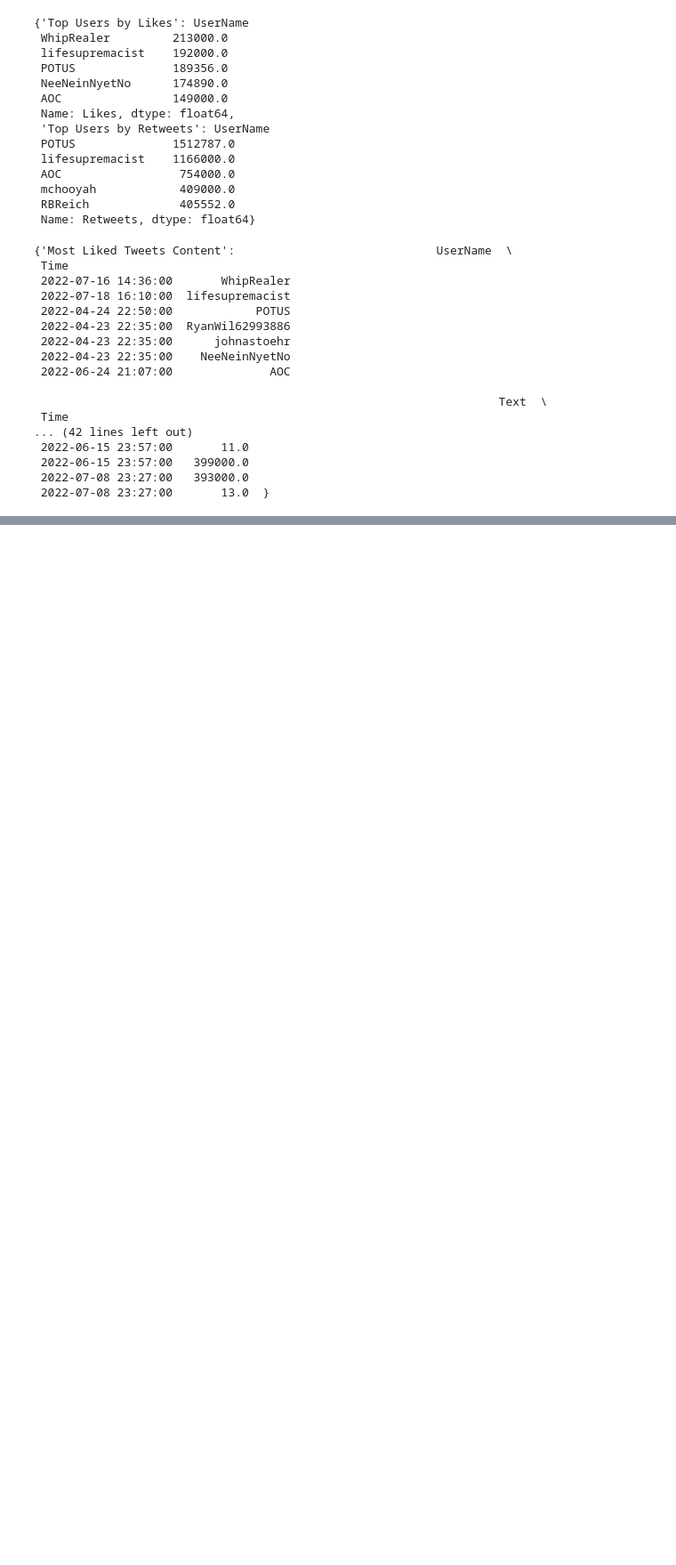
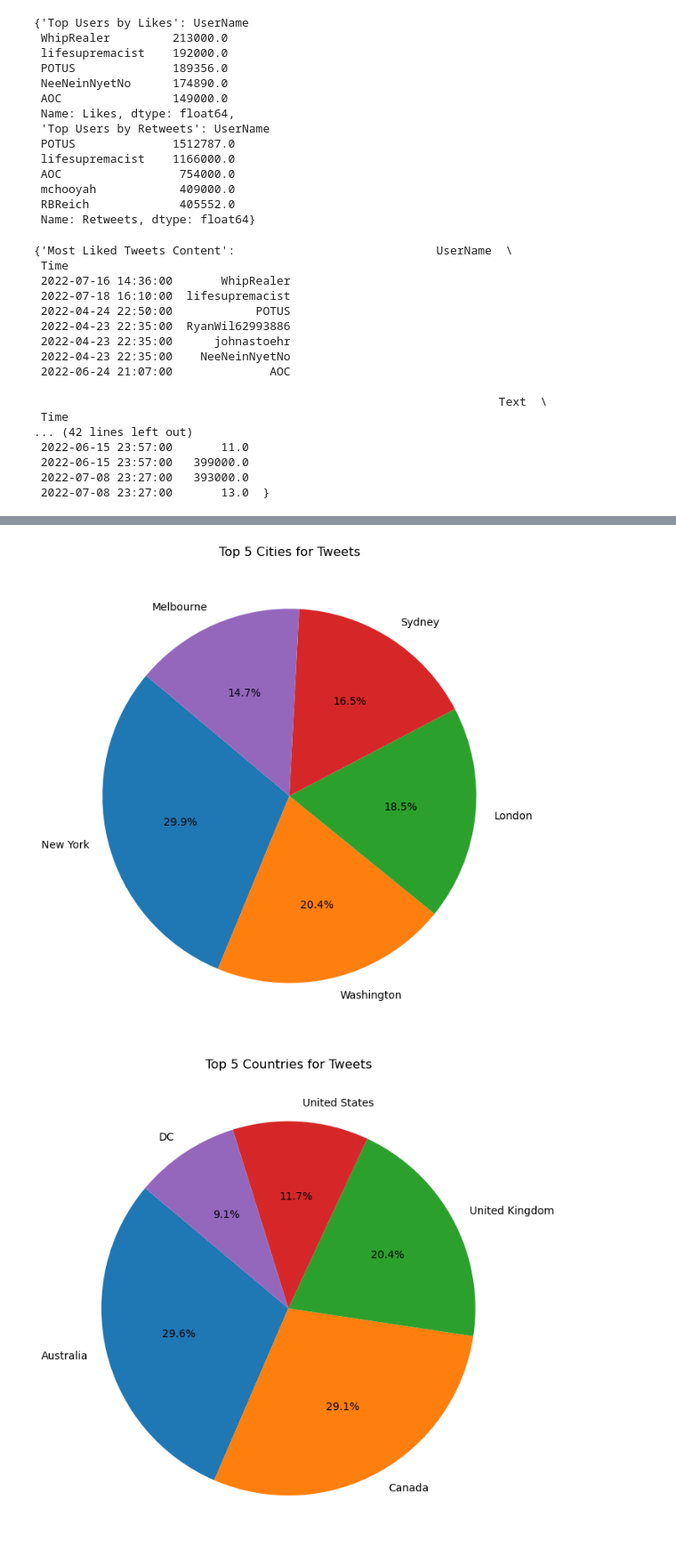
Before and after one commit to ZSoleimani/Tweets-network, a Jupyter notebook: Tweets-network.ipynb, the cells around one changed output, grey strips where cells are left out. Shown at 89% size. Cells and saved outputs as stored; diff of their text form; code cells hidden in the pictures; blank space fills up the shorter version.

```diff
--- a/Tweets-network.ipynb
+++ b/Tweets-network.ipynb
@@ -231,0 +339,17 @@ most_engaged_tweets_content
+# %%
+# Checking the contents of the 'City' and 'Country' columns
+city_data_preview = tweets_cleaned['City'].value_counts().head()
+country_data_preview = tweets_cleaned['Country'].value_counts().head()
+
+# Standardizing country names
+tweets_cleaned['Country'] = tweets_cleaned['Country'].replace({'CA': 'Canada', 'NY': 'United States'})
+
+# Handling missing values (if any)
+tweets_cleaned['City'].fillna('Unknown', inplace=True)
+tweets_cleaned['Country'].fillna('Unknown', inplace=True)
+
+# Aggregating Tweets by Location
+city_counts = tweets_cleaned['City'].value_counts()
+country_counts = tweets_cleaned['Country'].value_counts()
+
+city_data_preview, country_data_preview, city_counts.head(), country_counts.head()
@@ -231,0 +374,34 @@ most_engaged_tweets_content
+# %%
+# Check and drop '0' from city_counts if it exists
+if '0' in city_counts.index:
+    city_counts = city_counts.drop('0')
+
+# Check and drop 'Unknown' from city_counts if it exists
+if 'Unknown' in city_counts.index:
+    city_counts = city_counts.drop('Unknown')
+
+# Now directly select the top 5 cities
+top_cities = city_counts.head(5)
+
+# Similarly, check and drop 'Unknown' from country_counts if it exists
+if 'Unknown' in country_counts.index:
+    country_counts = country_counts.drop('Unknown')
+
+# Now directly select the top 5 countries
+top_countries = country_counts.head(5)
+
+# Proceed with plotting for top cities and countries
+plt.figure(figsize=(8, 8))
+top_cities.plot(kind='pie', autopct='%1.1f%%', startangle=140)
+plt.title('Top 5 Cities for Tweets')
+plt.ylabel('')  # Hide the y-label
+
+plt.figure(figsize=(8, 8))
+top_countries.plot(kind='pie', autopct='%1.1f%%', startangle=140)
+plt.title('Top 5 Countries for Tweets')
+plt.ylabel('')  # Hide the y-label
+
+plt.show()
+# %% [output]
+[figure, added]
+[figure, added]
```
Also changed, not shown: parts of 32 cells of this notebook.
